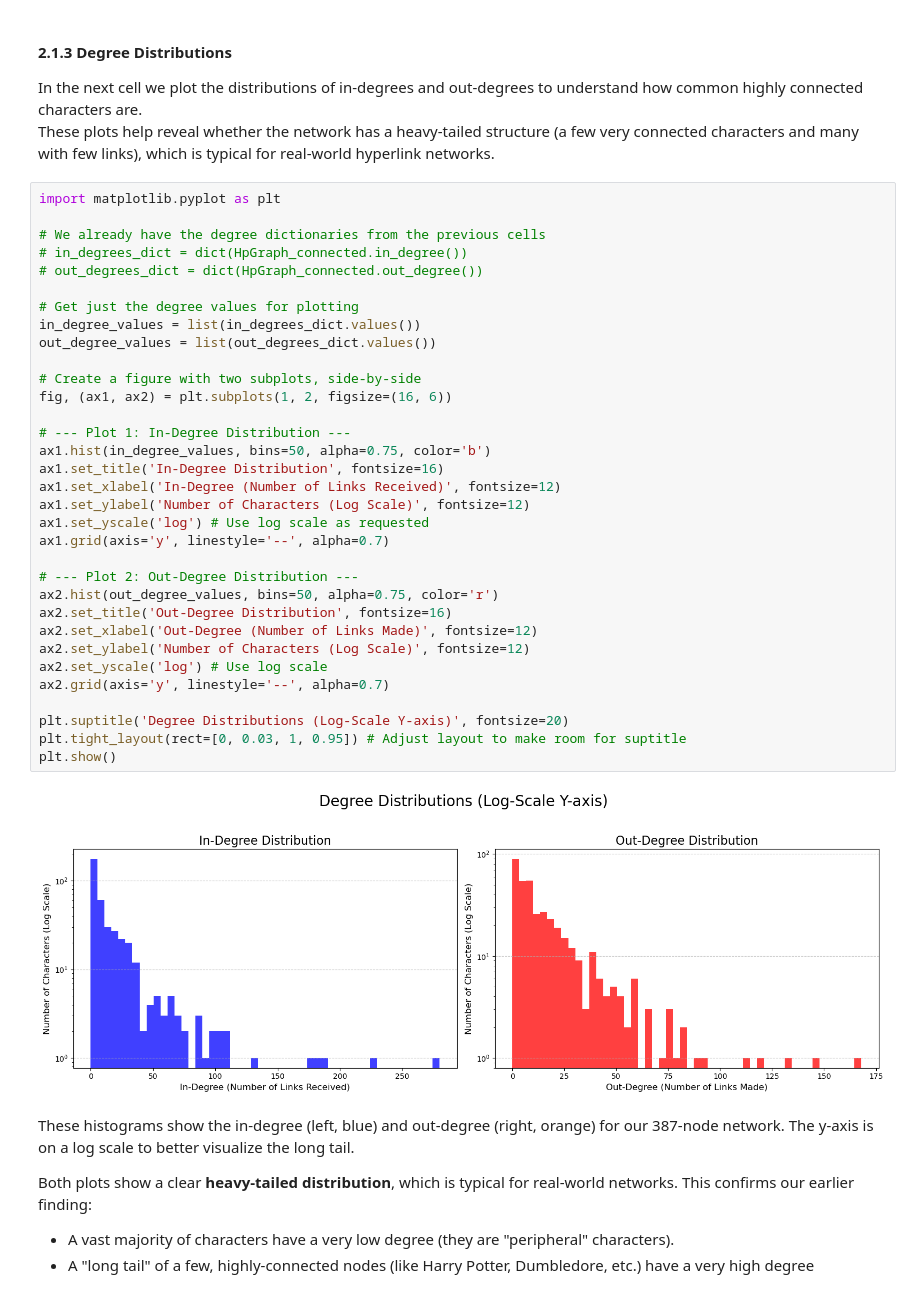
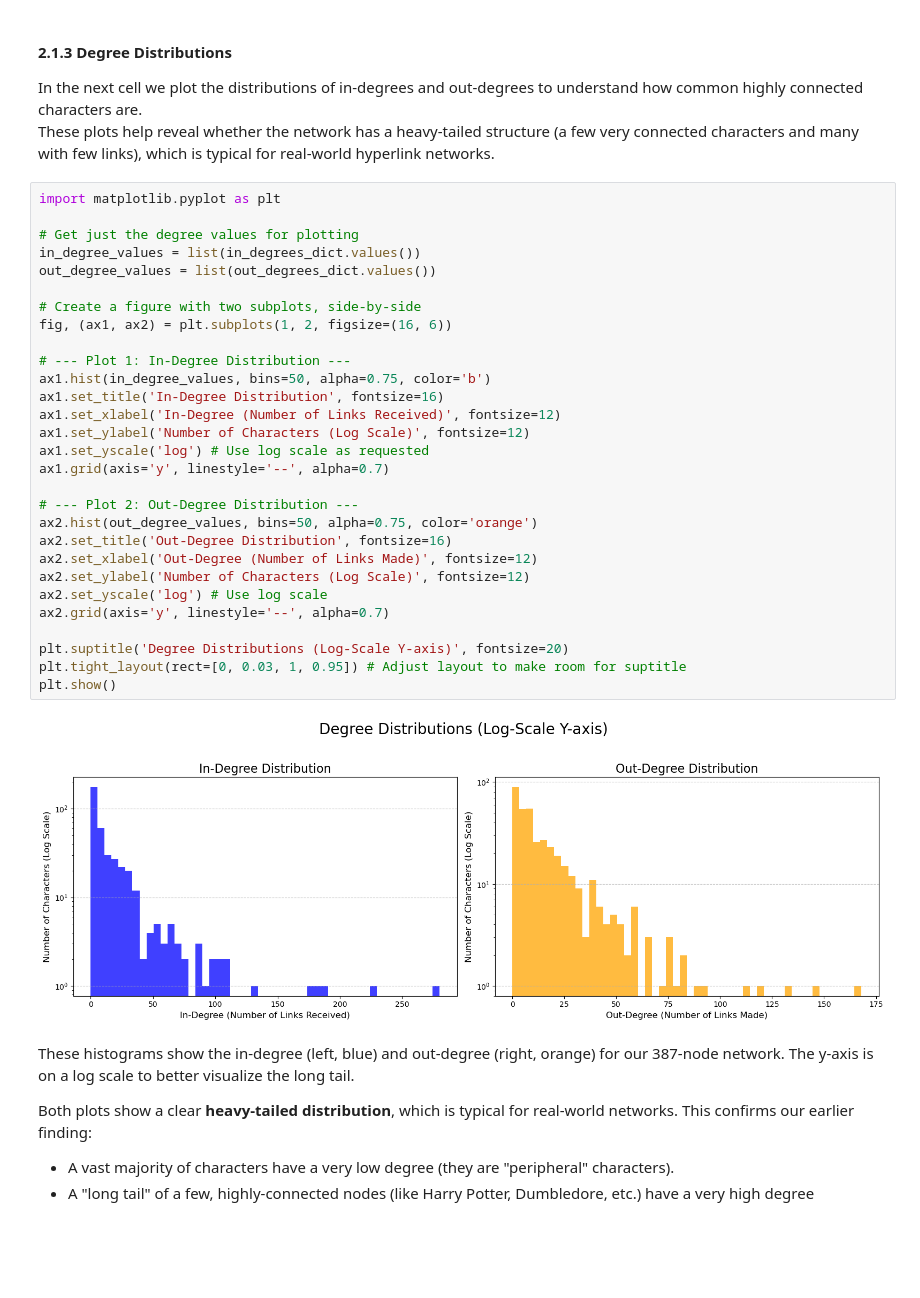
Before and after one commit to EricBrevilliers/Harry_Potter_Graph, a Jupyter notebook: Explainer_Notebook.ipynb, the cells around one changed output. Cells and saved outputs as stored; diff of their text form; blank space fills up the shorter version.

```diff
--- a/Explainer_Notebook.ipynb
+++ b/Explainer_Notebook.ipynb
@@ -244,39 +245,35 @@ In the next cell we plot the distributions of in-degrees and out-degrees to unde
 These plots help reveal whether the network has a heavy-tailed structure (a few very connected characters and many with few links), which is typical for real-world hyperlink networks.
 # %%
 import matplotlib.pyplot as plt
-
-# We already have the degree dictionaries from the previous cells
-# in_degrees_dict = dict(HpGraph_connected.in_degree())
-# out_degrees_dict = dict(HpGraph_connected.out_degree())
 
 # Get just the degree values for plotting
 in_degree_values = list(in_degrees_dict.values())
 out_degree_values = list(out_degrees_dict.values())
 
 # Create a figure with two subplots, side-by-side
 fig, (ax1, ax2) = plt.subplots(1, 2, figsize=(16, 6))
 
 # --- Plot 1: In-Degree Distribution ---
 ax1.hist(in_degree_values, bins=50, alpha=0.75, color='b')
 ax1.set_title('In-Degree Distribution', fontsize=16)
 ax1.set_xlabel('In-Degree (Number of Links Received)', fontsize=12)
 ax1.set_ylabel('Number of Characters (Log Scale)', fontsize=12)
 ax1.set_yscale('log') # Use log scale as requested
 ax1.grid(axis='y', linestyle='--', alpha=0.7)
 
 # --- Plot 2: Out-Degree Distribution ---
-ax2.hist(out_degree_values, bins=50, alpha=0.75, color='r')
+ax2.hist(out_degree_values, bins=50, alpha=0.75, color='orange')
 ax2.set_title('Out-Degree Distribution', fontsize=16)
 ax2.set_xlabel('Out-Degree (Number of Links Made)', fontsize=12)
 ax2.set_ylabel('Number of Characters (Log Scale)', fontsize=12)
 ax2.set_yscale('log') # Use log scale
 ax2.grid(axis='y', linestyle='--', alpha=0.7)
 
 plt.suptitle('Degree Distributions (Log-Scale Y-axis)', fontsize=20)
 plt.tight_layout(rect=[0, 0.03, 1, 0.95]) # Adjust layout to make room for suptitle
 plt.show()
 # %% [output]
-[figure, old version]
+[figure, new version]
 # %% [markdown]
 These histograms show the in-degree (left, blue) and out-degree (right, orange) for our 387-node network. The y-axis is on a log scale to better visualize the long tail.
 
```
Also changed, not shown: parts of 86 cells of this notebook, 1 other file.
